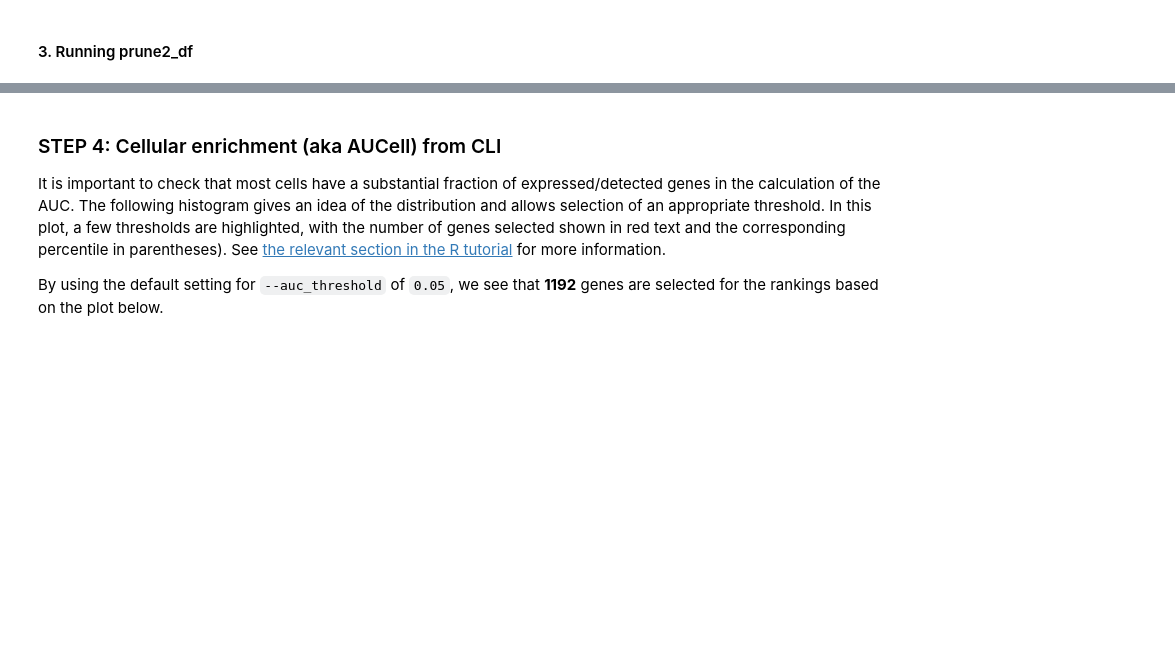
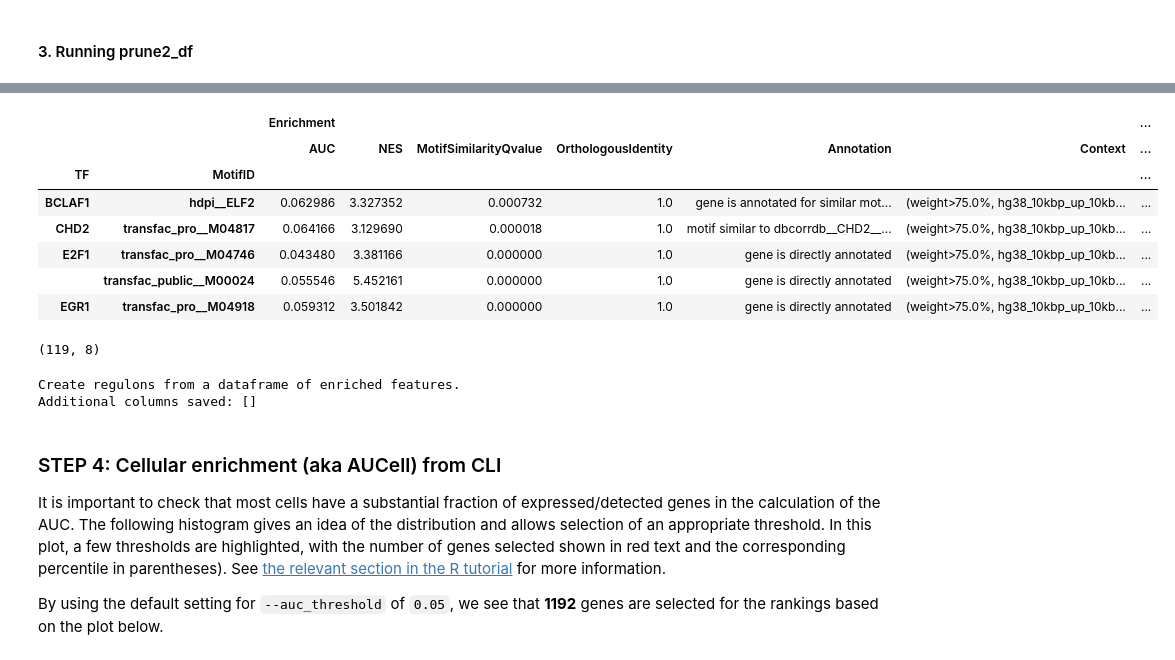
Before and after one commit to carlos-a-enriquez/dask_k8s, a Jupyter notebook: PBMC_project/PBMC10k_SCENIC_short-version.ipynb, the cells around one changed output, grey strips where cells are left out. Drawn from its saved outputs; the diff is of its cells as text; code cells hidden in the pictures; blank space fills up the shorter version.

Commit message:
Finally ran prune2df

```diff
--- a/PBMC_project/PBMC10k_SCENIC_short-version.ipynb
+++ b/PBMC_project/PBMC10k_SCENIC_short-version.ipynb
@@ -890,0 +905,3 @@ print(type(adj.loc[0,"TF"]), type(adj.loc[0,"target"]))
+# %%
+#Changing dataframe column name data type
+ex_matrix_int.columns = ex_matrix_int.columns.astype(str)
@@ -931,7 +955,7 @@ Done writing list into a binary file
 # %%
 #Retrieving the databases path
 DATABASE_FOLDER = os.environ['DATABASES_PATH']
-DATABASES_GLOB = os.path.join(DATABASE_FOLDER, "PBMC/hg38__refseq-r80__10kb_up_and_down_tss.mc9nr.genes_vs_motifs.rankings.feather")
+DATABASES_GLOB = os.path.join(DATABASE_FOLDER, "PBMC/hg38_10kbp_up_10kbp_down_full_tx_v10_clust.genes_vs_motifs.rankings.feather")
 # %%
 DATABASES_GLOB
 # %% [output]
@@ -953,0 +978,3 @@ pf.
+# %%
+#Reproducing module load
+dbs[0].load(modules[1018])
@@ -975,7 +1015,9 @@ Tue 07 Mar 2023 11:59:29 AM UTC
 # %%
 # Calculate a list of enriched motifs and the corresponding target genes for all modules.
-%pdb on
+#%pdb on
 
-if __name__ == '__main__':
-    with ProgressBar():
-        df = prune2df(dbs, modules, MOTIF_ANNOTATIONS_FNAME, client_or_address=c)
+with ProgressBar():
+    def func():
+        #set_trace()
+        return prune2df(dbs, modules, MOTIF_ANNOTATIONS_FNAME, client_or_address=c)
+    df = func()
@@ -1017,0 +1024,15 @@ ipdb>  s
+# %%
+df.head()
+# %% [output]
+|  |  | Enrichment |  |  |  |  |  | ... |
+|  |  | AUC | NES | MotifSimilarityQvalue | OrthologousIdentity | Annotation | Context | ... |
+| TF | MotifID |  |  |  |  |  |  | ... |
+| BCLAF1 | hdpi__ELF2 | 0.062986 | 3.327352 | 0.000732 | 1.0 | gene is annotated for similar mot... | (weight>75.0%, hg38_10kbp_up_10kb... | ... |
+| CHD2 | transfac_pro__M04817 | 0.064166 | 3.129690 | 0.000018 | 1.0 | motif similar to dbcorrdb__CHD2__... | (weight>75.0%, hg38_10kbp_up_10kb... | ... |
+| E2F1 | transfac_pro__M04746 | 0.043480 | 3.381166 | 0.000000 | 1.0 | gene is directly annotated | (weight>75.0%, hg38_10kbp_up_10kb... | ... |
+|  | transfac_public__M00024 | 0.055546 | 5.452161 | 0.000000 | 1.0 | gene is directly annotated | (weight>75.0%, hg38_10kbp_up_10kb... | ... |
+| EGR1 | transfac_pro__M04918 | 0.059312 | 3.501842 | 0.000000 | 1.0 | gene is directly annotated | (weight>75.0%, hg38_10kbp_up_10kb... | ... |
+# %%
+df.shape
+# %% [output]
+(119, 8)
@@ -1017,0 +1042,6 @@ ipdb>  s
+# %%
+#Obtaining regulons
+regulons = df2regulons(df)
+# %% [output]
+Create regulons from a dataframe of enriched features.
+Additional columns saved: []
```
Also changed, not shown: parts of 30 cells of this notebook.
